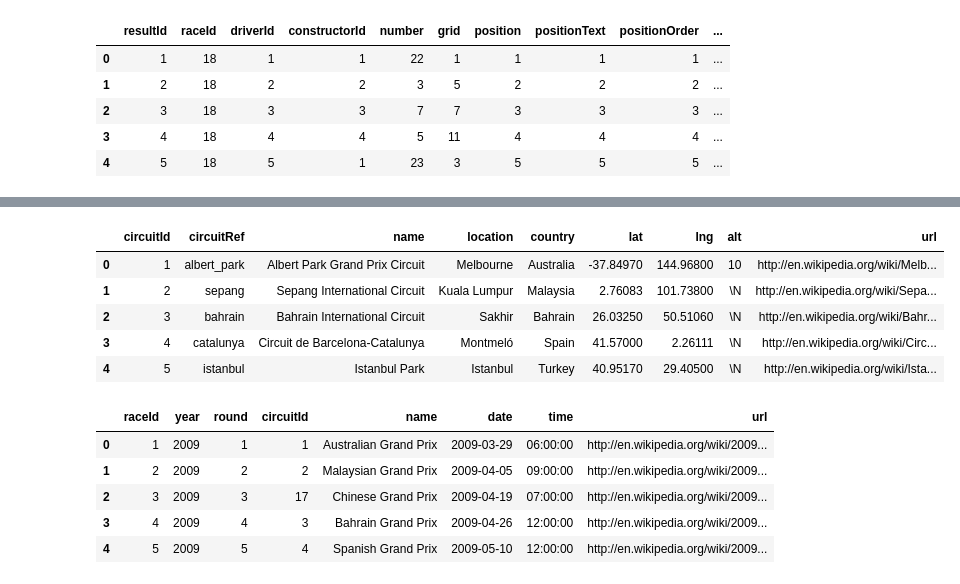
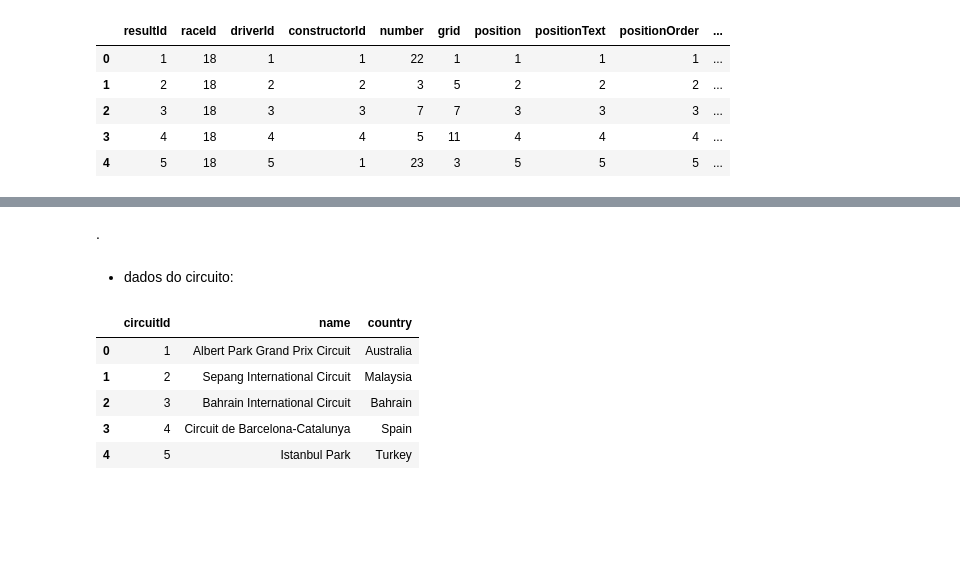
Before and after one commit to Amanda-Carmo/projeto2_cdados, a Jupyter notebook: Projeto 2 DADOS.ipynb, the cells around one changed output, grey strips where cells are left out. Saved outputs shown, nothing was run; the diff lists cells and outputs as text; code cells hidden in the pictures; blank space fills up the shorter version.

Commit message:
limpeza dos dataframes

```diff
--- a/Projeto 2 DADOS.ipynb
+++ b/Projeto 2 DADOS.ipynb
@@ -46,20 +112,15 @@ dados_result.head()
+# %% [markdown]
+.
+# %% [markdown]
+- dados do circuito:
+# %%
+dados_circuit = dados_circuit.drop(dados_circuit.columns[[1, 3, 5, 6, 7, 8]], axis=1)
 # %%
-dados_circuit
 dados_circuit.head()
 # %% [output]
-|  | circuitId | circuitRef | name | location | country | lat | lng | alt | url |
-| 0 | 1 | albert_park | Albert Park Grand Prix Circuit | Melbourne | Australia | -37.84970 | 144.96800 | 10 | http://en.wikipedia.org/wiki/Melb... |
-| 1 | 2 | sepang | Sepang International Circuit | Kuala Lumpur | Malaysia | 2.76083 | 101.73800 | \N | http://en.wikipedia.org/wiki/Sepa... |
-| 2 | 3 | bahrain | Bahrain International Circuit | Sakhir | Bahrain | 26.03250 | 50.51060 | \N | http://en.wikipedia.org/wiki/Bahr... |
-| 3 | 4 | catalunya | Circuit de Barcelona-Catalunya | Montmeló | Spain | 41.57000 | 2.26111 | \N | http://en.wikipedia.org/wiki/Circ... |
-| 4 | 5 | istanbul | Istanbul Park | Istanbul | Turkey | 40.95170 | 29.40500 | \N | http://en.wikipedia.org/wiki/Ista... |
+|  | circuitId | name | country |
+| 0 | 1 | Albert Park Grand Prix Circuit | Australia |
+| 1 | 2 | Sepang International Circuit | Malaysia |
+| 2 | 3 | Bahrain International Circuit | Bahrain |
+| 3 | 4 | Circuit de Barcelona-Catalunya | Spain |
+| 4 | 5 | Istanbul Park | Turkey |
-# %%
-dados_race
-dados_race.head()
-# %% [output]
-|  | raceId | year | round | circuitId | name | date | time | url |
-| 0 | 1 | 2009 | 1 | 1 | Australian Grand Prix | 2009-03-29 | 06:00:00 | http://en.wikipedia.org/wiki/2009... |
-| 1 | 2 | 2009 | 2 | 2 | Malaysian Grand Prix | 2009-04-05 | 09:00:00 | http://en.wikipedia.org/wiki/2009... |
-| 2 | 3 | 2009 | 3 | 17 | Chinese Grand Prix | 2009-04-19 | 07:00:00 | http://en.wikipedia.org/wiki/2009... |
-| 3 | 4 | 2009 | 4 | 3 | Bahrain Grand Prix | 2009-04-26 | 12:00:00 | http://en.wikipedia.org/wiki/2009... |
-| 4 | 5 | 2009 | 5 | 4 | Spanish Grand Prix | 2009-05-10 | 12:00:00 | http://en.wikipedia.org/wiki/2009... |
```
Also changed, not shown: parts of 36 cells of this notebook.
